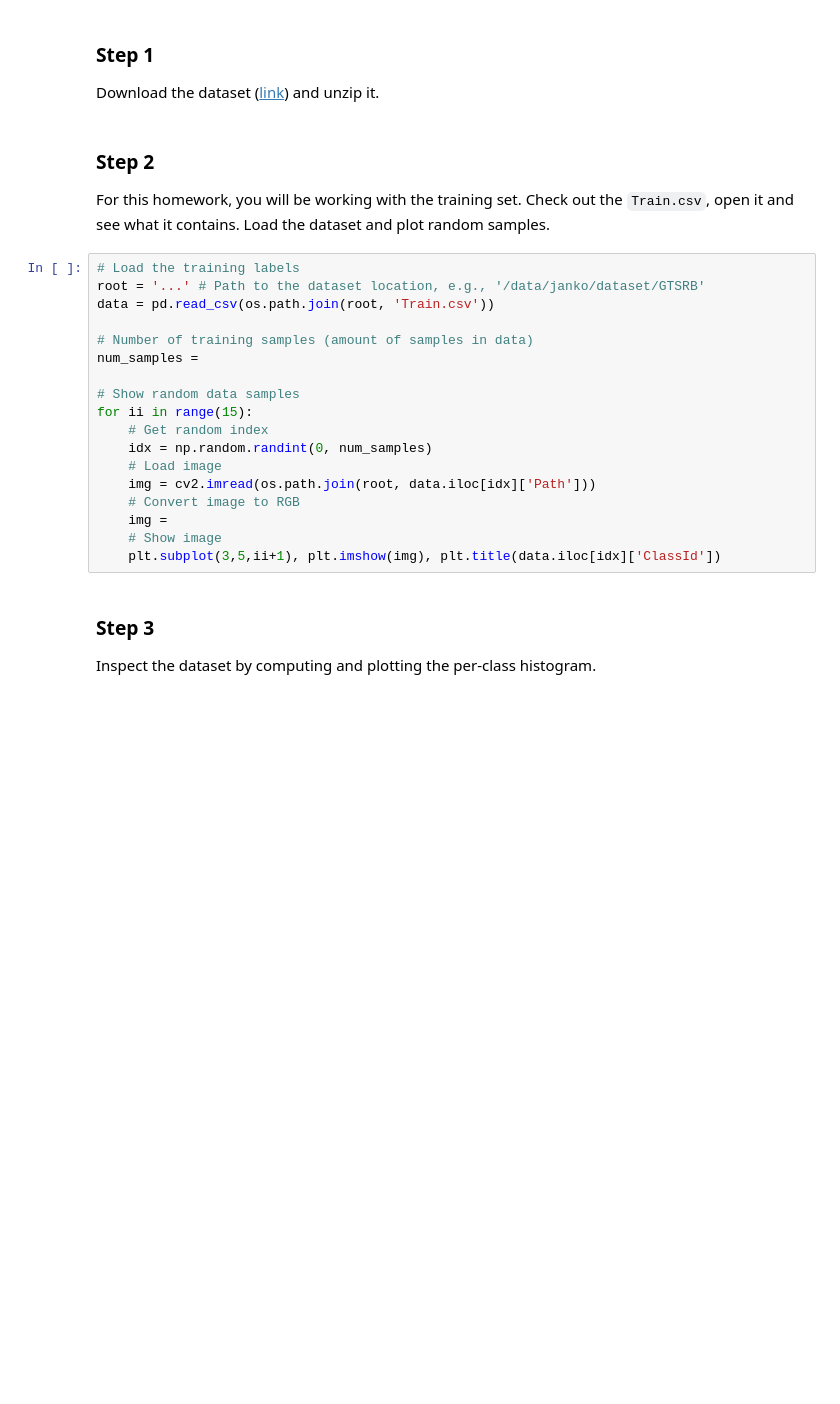
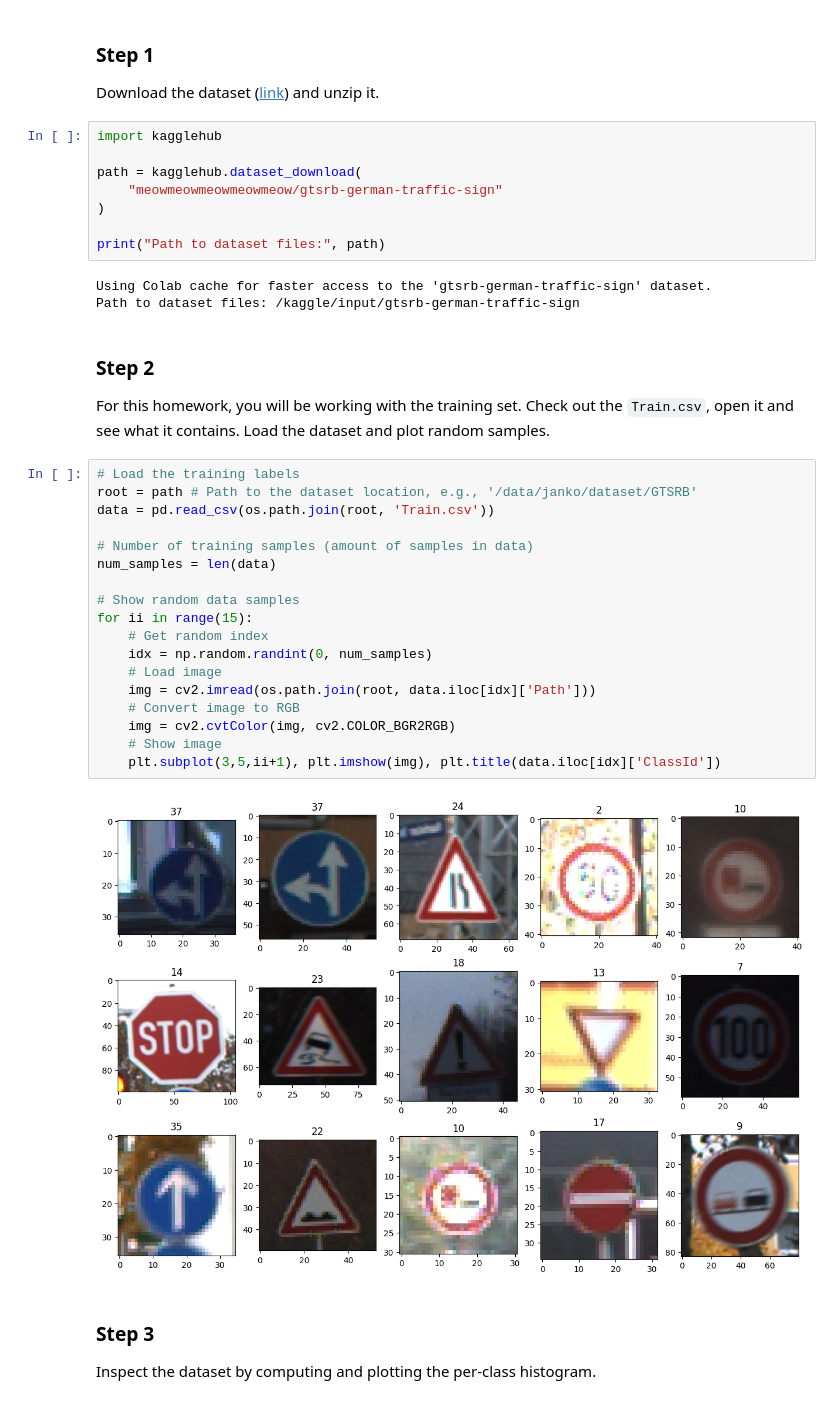
Before and after one commit to tatahonon/cvNotebooks, a Jupyter notebook: Homework72.ipynb, the cells around one changed output. Cells and saved outputs as stored; diff of their text form; blank space fills up the shorter version.

```diff
--- a/Homework72.ipynb
+++ b/Homework72.ipynb
@@ -22,28 +36,41 @@ Go to the GTSRB dataset official site ([link](https://benchmark.ini.rub.de/gtsrb
 ### Step 1
 
 Download the dataset ([link](https://www.kaggle.com/meowmeowmeowmeowmeow/gtsrb-german-traffic-sign)) and unzip it.
+# %%
+import kagglehub
+
+path = kagglehub.dataset_download(
+    "meowmeowmeowmeowmeow/gtsrb-german-traffic-sign"
+)
+
+print("Path to dataset files:", path)
+# %% [output]
+Using Colab cache for faster access to the 'gtsrb-german-traffic-sign' dataset.
+Path to dataset files: /kaggle/input/gtsrb-german-traffic-sign
 # %% [markdown]
 ### Step 2
 
 For this homework, you will be working with the training set. Check out the `Train.csv`, open it and see what it contains. Load the dataset and plot random samples.
 # %%
 # Load the training labels
-root = '...' # Path to the dataset location, e.g., '/data/janko/dataset/GTSRB'
+root = path # Path to the dataset location, e.g., '/data/janko/dataset/GTSRB'
 data = pd.read_csv(os.path.join(root, 'Train.csv'))
 
 # Number of training samples (amount of samples in data)
-num_samples =
+num_samples = len(data)
 
 # Show random data samples
 for ii in range(15):
     # Get random index
     idx = np.random.randint(0, num_samples)
     # Load image
     img = cv2.imread(os.path.join(root, data.iloc[idx]['Path']))
     # Convert image to RGB
-    img =
+    img = cv2.cvtColor(img, cv2.COLOR_BGR2RGB)
     # Show image
     plt.subplot(3,5,ii+1), plt.imshow(img), plt.title(data.iloc[idx]['ClassId'])
+# %% [output]
+[figure, added]
 # %% [markdown]
 ### Step 3
 
```
Also changed, not shown: parts of 3 cells of this notebook.
